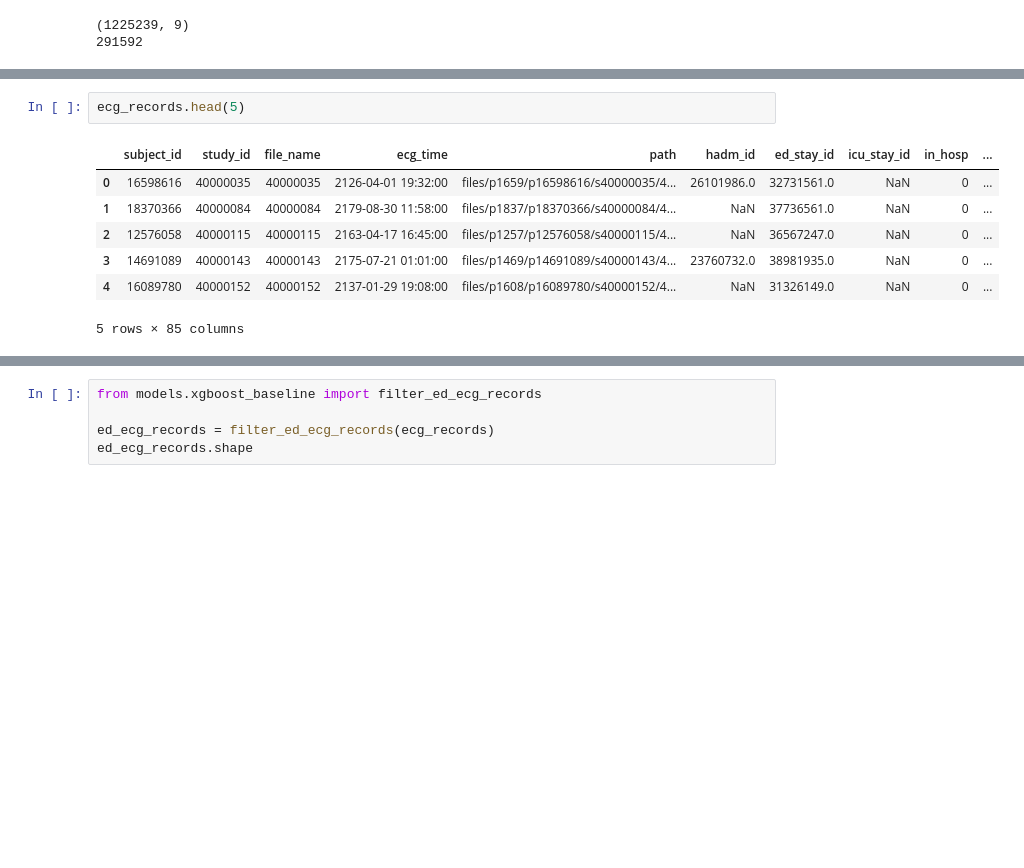
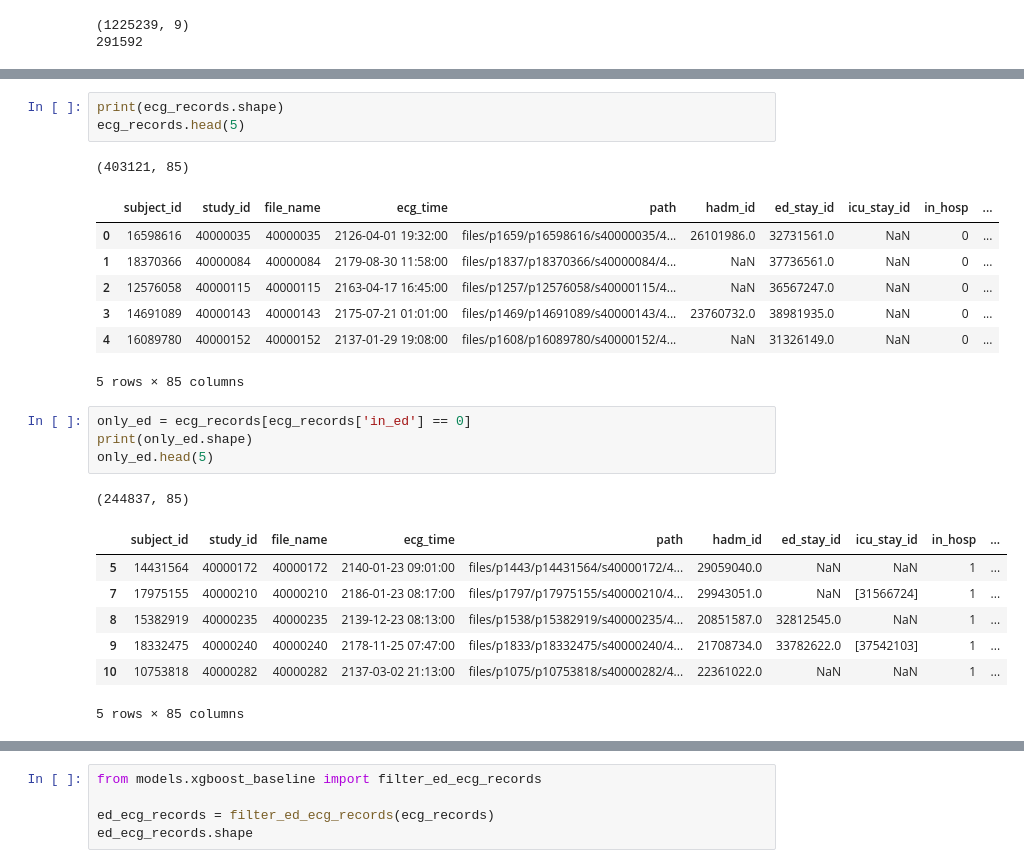
Before and after one commit to brandonng2/CardioTwin, a Jupyter notebook: notebooks/xgboost_baseline.ipynb, the cells around one changed output, grey strips where cells are left out. Cells and saved outputs as stored; diff of their text form; blank space fills up the shorter version.

```diff
--- a/notebooks/xgboost_baseline.ipynb
+++ b/notebooks/xgboost_baseline.ipynb
@@ -55,13 +52,28 @@ clinical_encounters.head(5)
 # %%
+print(ecg_records.shape)
 ecg_records.head(5)
 # %% [output]
+(403121, 85)
 |  | subject_id | study_id | file_name | ecg_time | path | hadm_id | ed_stay_id | icu_stay_id | in_hosp | ... |
 | 0 | 16598616 | 40000035 | 40000035 | 2126-04-01 19:32:00 | files/p1659/p16598616/s40000035/4... | 26101986.0 | 32731561.0 | NaN | 0 | ... |
 | 1 | 18370366 | 40000084 | 40000084 | 2179-08-30 11:58:00 | files/p1837/p18370366/s40000084/4... | NaN | 37736561.0 | NaN | 0 | ... |
 | 2 | 12576058 | 40000115 | 40000115 | 2163-04-17 16:45:00 | files/p1257/p12576058/s40000115/4... | NaN | 36567247.0 | NaN | 0 | ... |
 | 3 | 14691089 | 40000143 | 40000143 | 2175-07-21 01:01:00 | files/p1469/p14691089/s40000143/4... | 23760732.0 | 38981935.0 | NaN | 0 | ... |
 | 4 | 16089780 | 40000152 | 40000152 | 2137-01-29 19:08:00 | files/p1608/p16089780/s40000152/4... | NaN | 31326149.0 | NaN | 0 | ... |
-5 rows × 85 columns
+5 rows × 85 columns
+# %%
+only_ed = ecg_records[ecg_records['in_ed'] == 0]
+print(only_ed.shape)
+only_ed.head(5)
+# %% [output]
+(244837, 85)
+|  | subject_id | study_id | file_name | ecg_time | path | hadm_id | ed_stay_id | icu_stay_id | in_hosp | ... |
+| 5 | 14431564 | 40000172 | 40000172 | 2140-01-23 09:01:00 | files/p1443/p14431564/s40000172/4... | 29059040.0 | NaN | NaN | 1 | ... |
+| 7 | 17975155 | 40000210 | 40000210 | 2186-01-23 08:17:00 | files/p1797/p17975155/s40000210/4... | 29943051.0 | NaN | [31566724] | 1 | ... |
+| 8 | 15382919 | 40000235 | 40000235 | 2139-12-23 08:13:00 | files/p1538/p15382919/s40000235/4... | 20851587.0 | 32812545.0 | NaN | 1 | ... |
+| 9 | 18332475 | 40000240 | 40000240 | 2178-11-25 07:47:00 | files/p1833/p18332475/s40000240/4... | 21708734.0 | 33782622.0 | [37542103] | 1 | ... |
+| 10 | 10753818 | 40000282 | 40000282 | 2137-03-02 21:13:00 | files/p1075/p10753818/s40000282/4... | 22361022.0 | NaN | NaN | 1 | ... |
+5 rows × 85 columns
 # %%
 from models.xgboost_baseline import filter_ed_encounters
 
```
Also changed, not shown: parts of 11 cells of this notebook, 3 other files.
